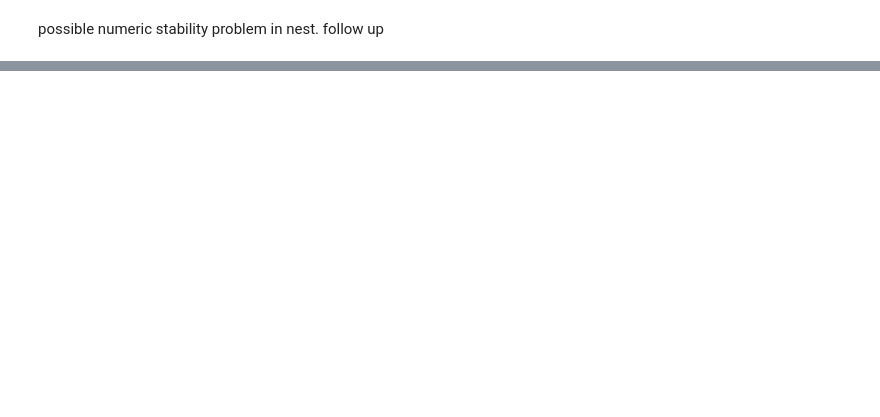
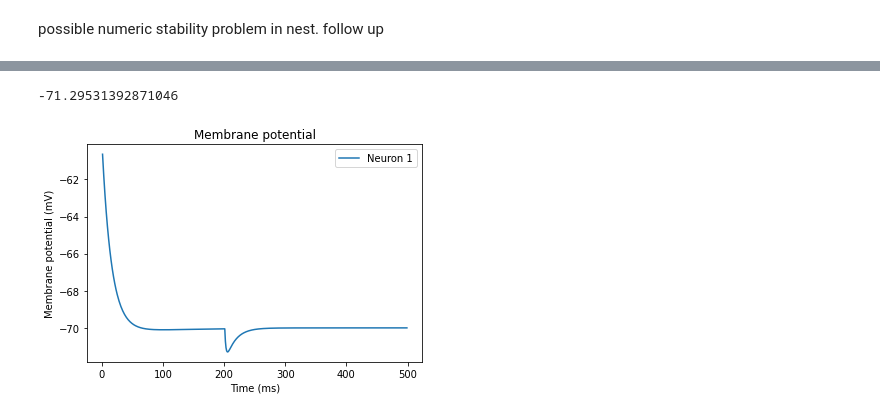
Before and after one commit to 104H/simulenation, a Jupyter notebook: src/epspcomputation.ipynb, the cells around one changed output, grey strips where cells are left out. Saved outputs shown, nothing was run; the diff lists cells and outputs as text; code cells hidden in the pictures; blank space fills up the shorter version.

```diff
--- a/src/epspcomputation.ipynb
+++ b/src/epspcomputation.ipynb
@@ -85,0 +111,6 @@ nest.voltage_trace.from_device(v)
+# %%
+# from iA1 to eA1
+oneSpikeEpsp(neuron_exc_params_aone, -9.)
+# %% [output]
+-71.29531392871046
+[figure, added]
```
Also changed, not shown: parts of 22 cells of this notebook.
